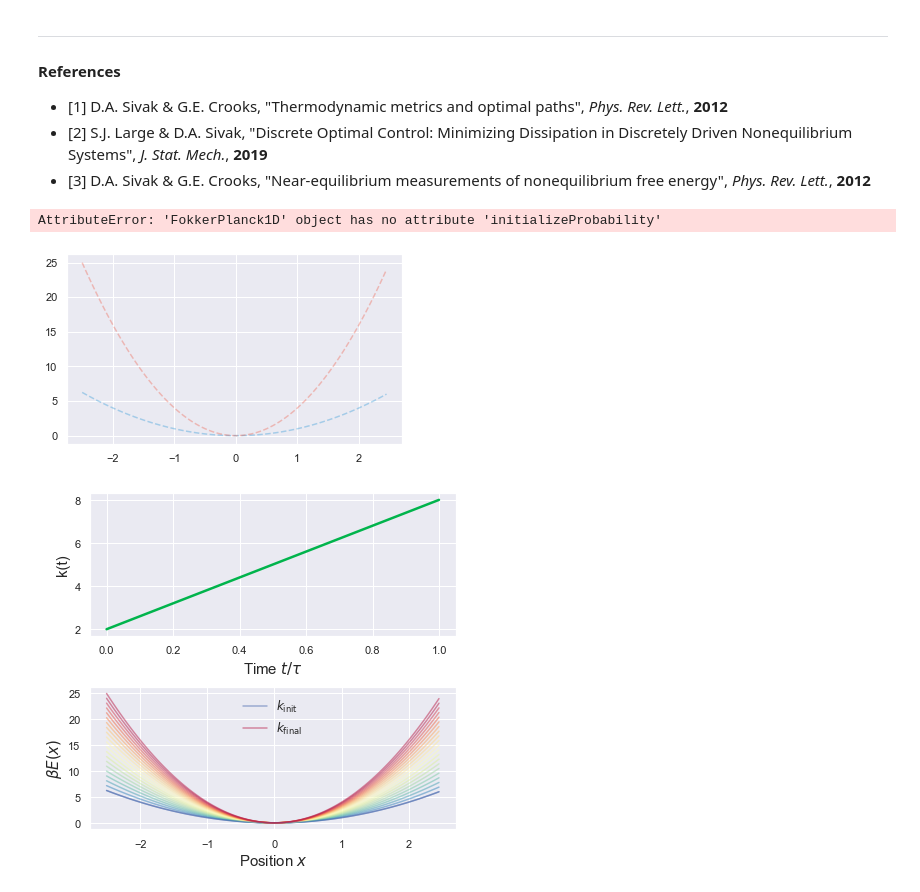
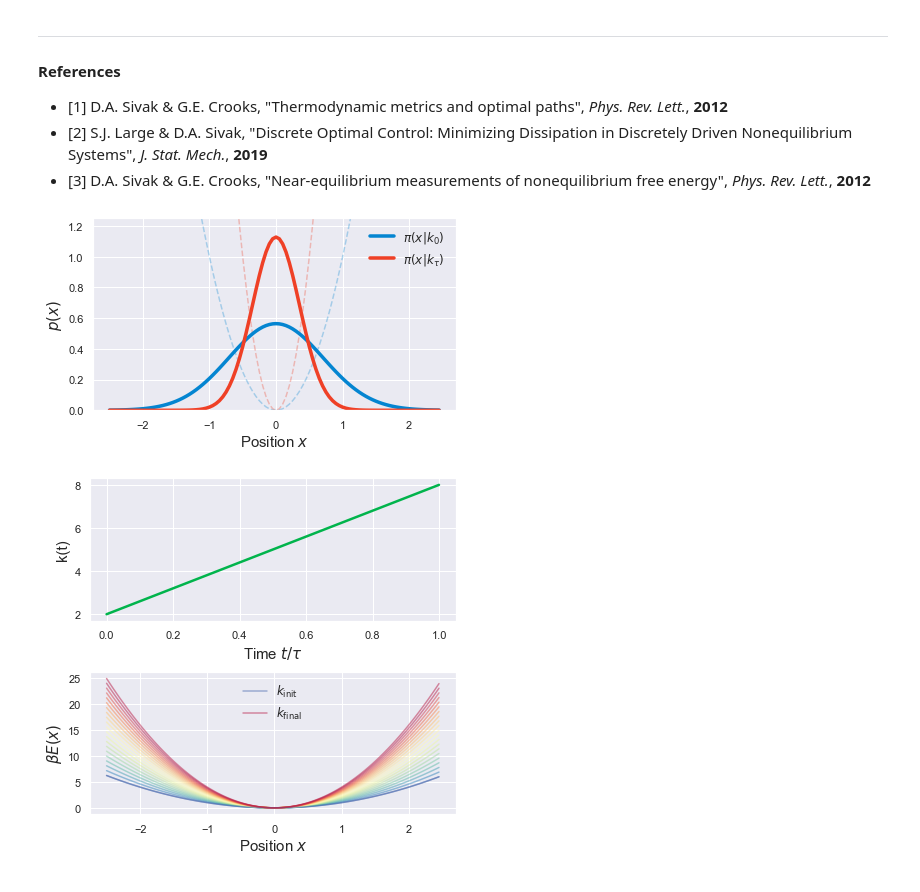
Before and after one commit to StevenJLarge/FokkerPlanck, a Jupyter notebook: notebooks/functionality/05-slarge-breathing-trap.ipynb, the cells around one changed output. Drawn from its saved outputs; the diff is of its cells as text; code cells hidden in the pictures.

```diff
--- a/notebooks/functionality/05-slarge-breathing-trap.ipynb
+++ b/notebooks/functionality/05-slarge-breathing-trap.ipynb
@@ -42,29 +42,28 @@ fpe = FokkerPlanck1D(D, dt, dx, x_array, boundary_cond=BoundaryCondition.HardWal
 # %%
 # Initialize the system in its equilibrium distribution
 k_init = 2.0
 k_final = 8.0
 init_var = 1 / k_init
 final_var = 1/  k_final
 
 fig, ax = plt.subplots(1, 1, figsize=(6, 3.5))
 
 ax.plot(fpe.x_array, 0.5 * k_init * (fpe.x_array ** 2), '--', color=sns.xkcd_rgb["cerulean"], alpha=0.3)
 ax.plot(fpe.x_array, 0.5 * k_final * (fpe.x_array ** 2), '--', color=sns.xkcd_rgb["tomato"], alpha=0.3)
 
-fpe.initializeProbability(0, init_var)
+fpe.initialize_probability(0, init_var)
 ax.plot(fpe.x_array, fpe.prob.copy(), linewidth=3.5, color=sns.xkcd_rgb['cerulean'], label=r"$\pi(x|k_0)$")
 
-fpe.initializeProbability(0, final_var)
+fpe.initialize_probability(0, final_var)
 ax.plot(fpe.x_array, fpe.prob.copy(), linewidth=3.5, color=sns.xkcd_rgb["tomato"], label=r"$\pi(x|k_{\tau})$")
 
 ax.set_xlabel(r"Position $x$", fontsize=15)
 ax.set_ylabel(r"$p(x)$", fontsize=15)
 ax.legend(fontsize=12, frameon=False)
 ax.set_ylim(0, 1.25)
 plt.tight_layout()
 # %% [output]
-AttributeError: 'FokkerPlanck1D' object has no attribute 'initializeProbability'
-[figure, old version]
+[figure, new version]
 # %%
 # Now, we can simulate this by looping over a time index, updating the trap
 # stiffness paraneter in time
```
Also changed, not shown: parts of 6 cells of this notebook, 4 other files.
